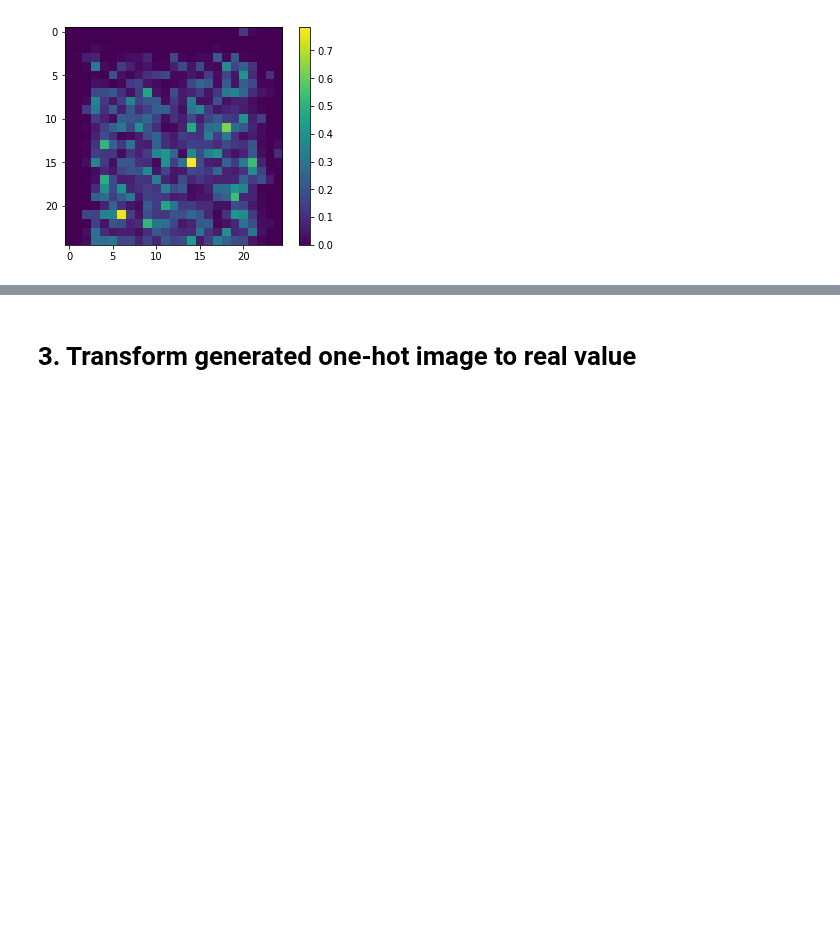
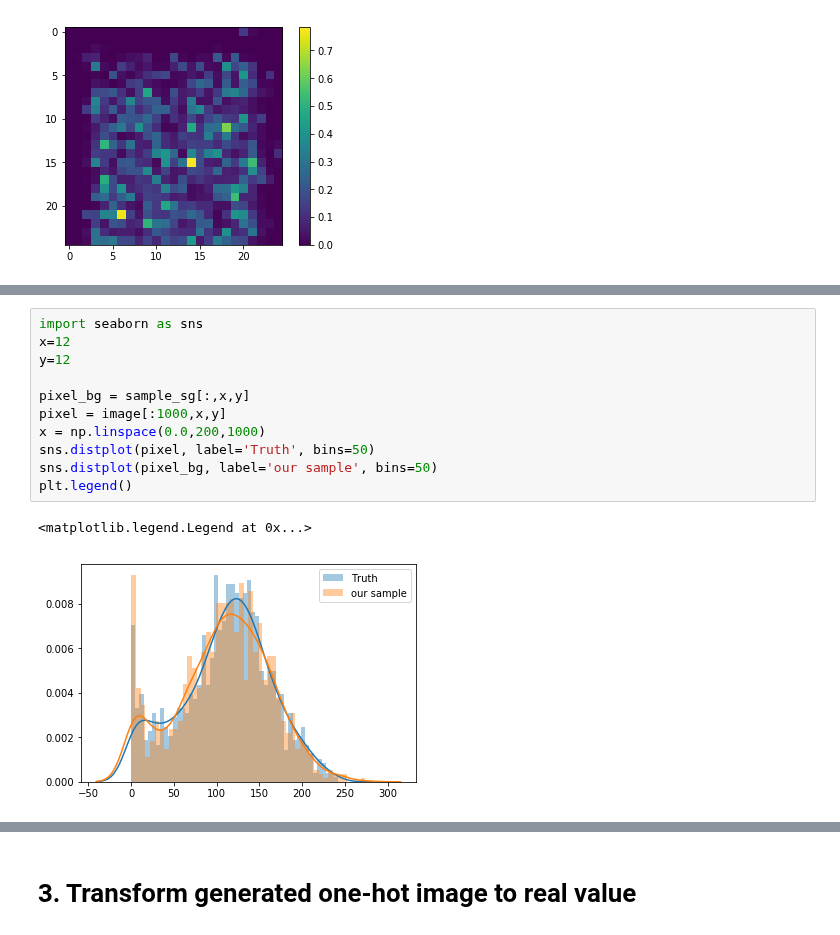
Before and after one commit to adamlu123/SparseImageFlows, a Jupyter notebook: Notebooks/quantize_image.ipynb, the cells around one changed output, grey strips where cells are left out. Saved outputs shown, nothing was run; the diff lists cells and outputs as text; blank space fills up the shorter version.

```diff
--- a/Notebooks/quantize_image.ipynb
+++ b/Notebooks/quantize_image.ipynb
@@ -85,0 +98,14 @@ print(x.mean())
+# %%
+import seaborn as sns
+x=12
+y=12
+
+pixel_bg = sample_sg[:,x,y]
+pixel = image[:1000,x,y]
+x = np.linspace(0.0,200,1000)
+sns.distplot(pixel, label='Truth', bins=50)
+sns.distplot(pixel_bg, label='our sample', bins=50)
+plt.legend()
+# %% [output]
+<matplotlib.legend.Legend at 0x...>
+[figure, added]
```
Also changed, not shown: parts of 10 cells of this notebook, 5 other files.
